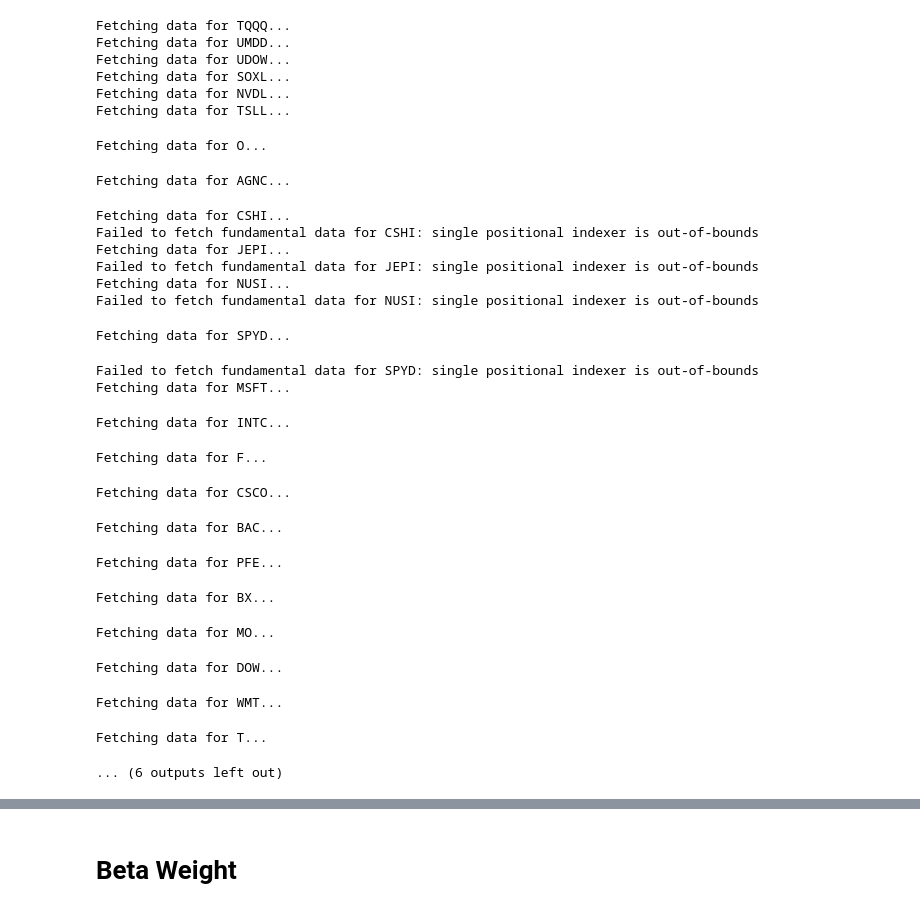
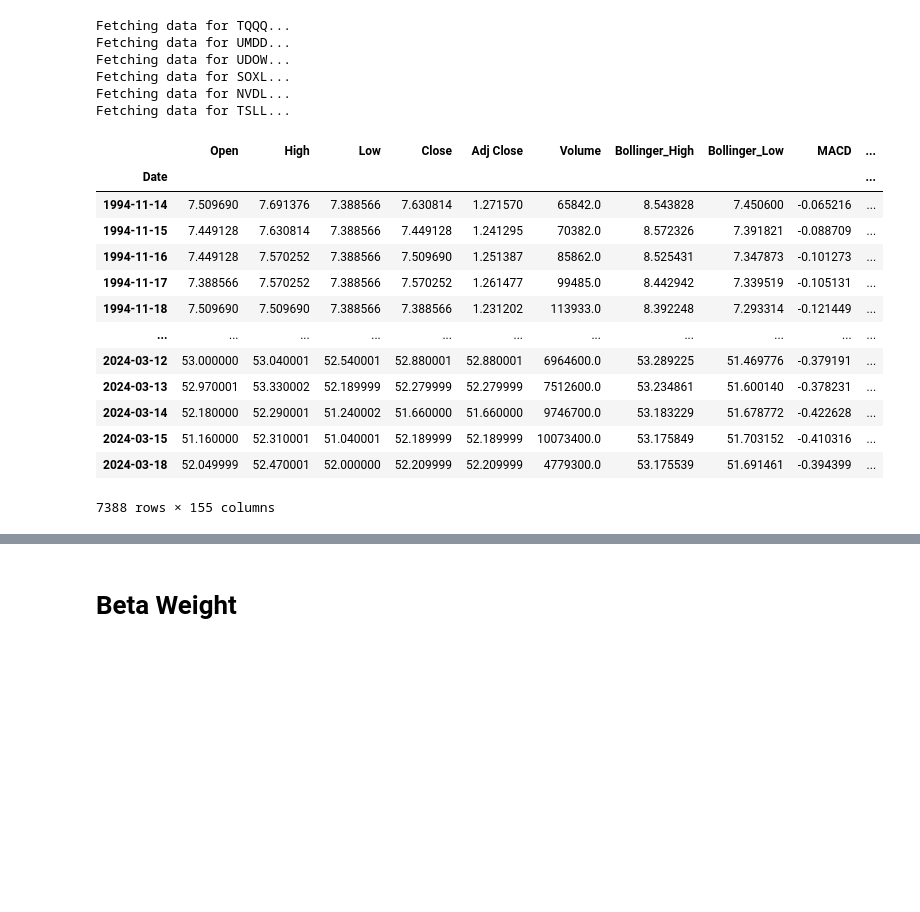
Before and after one commit to HansUXdev/DSportfolio, a Jupyter notebook: QuantitativeFinance/Portfolio/PortfolioStudy.ipynb, the cells around one changed output, grey strips where cells are left out. Saved outputs shown, nothing was run; the diff lists cells and outputs as text; code cells hidden in the pictures; blank space fills up the shorter version.

```diff
--- a/QuantitativeFinance/Portfolio/PortfolioStudy.ipynb
+++ b/QuantitativeFinance/Portfolio/PortfolioStudy.ipynb
@@ -286,26 +341,37 @@ Fetching data for TSLL...
 # %%
 monthly_dividend_data = {}
 
 # Iterate over the monthly dividend REITs and ETFs to fetch data for each and store it in the dictionary
 for asset in monthly_dividend_reits_etfs:
     print(f"Fetching data for {asset}...")
     # Adjust parameters as per your fetch_financial_data function's requirements
     monthly_dividend_data[asset] = fetch_financial_data(ticker=asset, calculate_indicators=True, include_fundamentals=True)
 
 # Access the data specifically for each asset
 # monthly_dividend_data
 # monthly_dividend_data['O']
 # Access the market data for 'O'
+
+# Clear the output before printing the data
+clear_output()
+
 o_market_data = monthly_dividend_data['O']
+monthly_dividend_data['O']
 # %% [output]
+|  | Open | High | Low | Close | Adj Close | Volume | Bollinger_High | Bollinger_Low | MACD | ... |
+| Date |  |  |  |  |  |  |  |  |  | ... |
+| 1994-11-14 | 7.509690 | 7.691376 | 7.388566 | 7.630814 | 1.271570 | 65842.0 | 8.543828 | 7.450600 | -0.065216 | ... |
+| 1994-11-15 | 7.449128 | 7.630814 | 7.388566 | 7.449128 | 1.241295 | 70382.0 | 8.572326 | 7.391821 | -0.088709 | ... |
+| 1994-11-16 | 7.449128 | 7.570252 | 7.388566 | 7.509690 | 1.251387 | 85862.0 | 8.525431 | 7.347873 | -0.101273 | ... |
+| 1994-11-17 | 7.388566 | 7.570252 | 7.388566 | 7.570252 | 1.261477 | 99485.0 | 8.442942 | 7.339519 | -0.105131 | ... |
+| 1994-11-18 | 7.509690 | 7.509690 | 7.388566 | 7.388566 | 1.231202 | 113933.0 | 8.392248 | 7.293314 | -0.121449 | ... |
+| ... | ... | ... | ... | ... | ... | ... | ... | ... | ... | ... |
+| 2024-03-12 | 53.000000 | 53.040001 | 52.540001 | 52.880001 | 52.880001 | 6964600.0 | 53.289225 | 51.469776 | -0.379191 | ... |
+| 2024-03-13 | 52.970001 | 53.330002 | 52.189999 | 52.279999 | 52.279999 | 7512600.0 | 53.234861 | 51.600140 | -0.378231 | ... |
+| 2024-03-14 | 52.180000 | 52.290001 | 51.240002 | 51.660000 | 51.660000 | 9746700.0 | 53.183229 | 51.678772 | -0.422628 | ... |
+| 2024-03-15 | 51.160000 | 52.310001 | 51.040001 | 52.189999 | 52.189999 | 10073400.0 | 53.175849 | 51.703152 | -0.410316 | ... |
+| 2024-03-18 | 52.049999 | 52.470001 | 52.000000 | 52.209999 | 52.209999 | 4779300.0 | 53.175539 | 51.691461 | -0.394399 | ... |
-Fetching data for O...
+7388 rows × 155 columns
-Fetching data for AGNC...
-Fetching data for CSHI...
-Failed to fetch fundamental data for CSHI: single positional indexer is out-of-bounds
-Fetching data for JEPI...
-Failed to fetch fundamental data for JEPI: single positional indexer is out-of-bounds
-Fetching data for NUSI...
-Failed to fetch fundamental data for NUSI: single positional indexer is out-of-bounds
 # %%
 # Initialize an empty dictionary to store data for each stock
 quarterly_dividend_data = {}
@@ -319,19 +385,5 @@ for stock in quarterly_dividend_stocks:
 # MSFT_data = quarterly_dividend_data['MSFT']
 # quarterly_dividend_data
 # MSFT_data
+clear_output()
-# %% [output]
-Fetching data for SPYD...
-Failed to fetch fundamental data for SPYD: single positional indexer is out-of-bounds
-Fetching data for MSFT...
-Fetching data for INTC...
-Fetching data for F...
-Fetching data for CSCO...
-Fetching data for BAC...
-Fetching data for PFE...
-Fetching data for BX...
-Fetching data for MO...
-Fetching data for DOW...
-Fetching data for WMT...
-Fetching data for T...
-... (6 outputs left out)
 # %%
```
Also changed, not shown: parts of 8 cells of this notebook.
